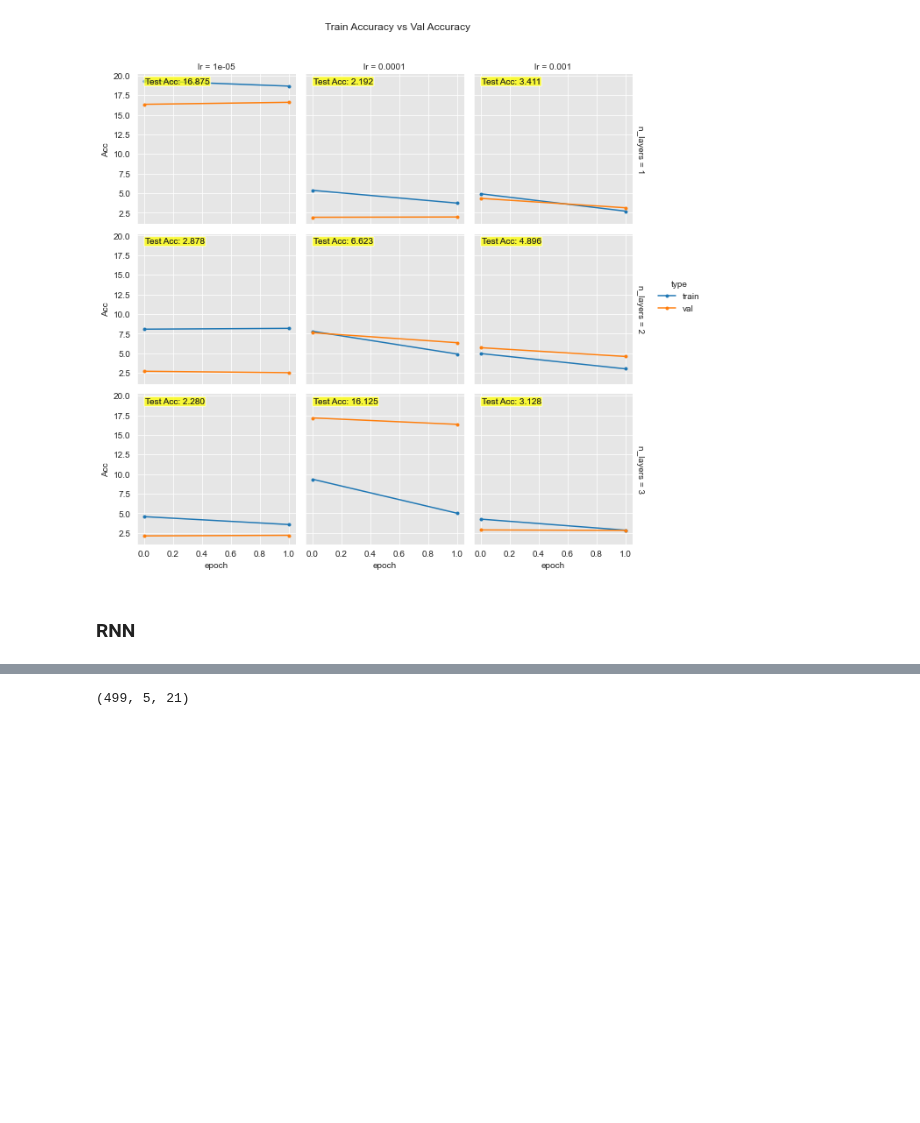
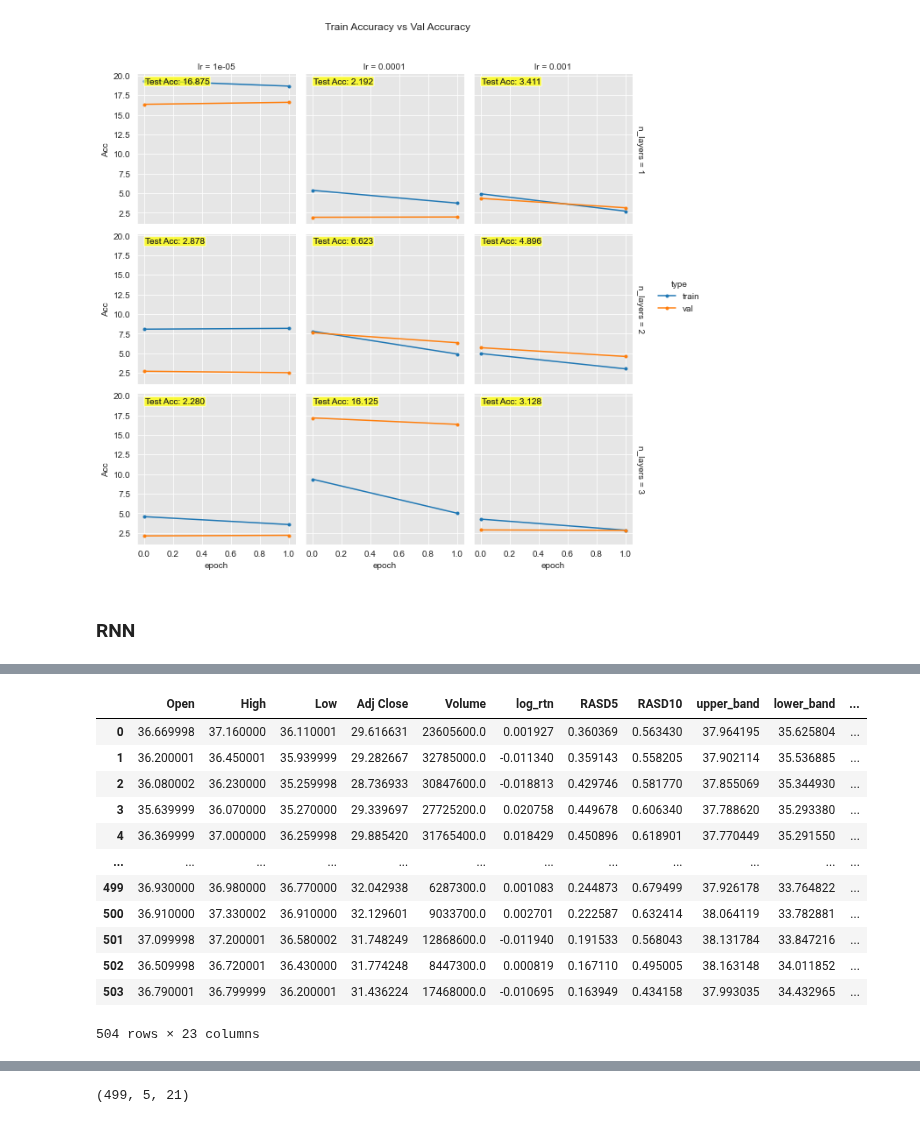
Before and after one commit to dong-hoon-lee/self_study, a Jupyter notebook: Kmooc/stock_pricing/stock_pricing.ipynb, the cells around one changed output, grey strips where cells are left out. Cells and saved outputs as stored; diff of their text form; code cells hidden in the pictures; blank space fills up the shorter version.

```diff
--- a/Kmooc/stock_pricing/stock_pricing.ipynb
+++ b/Kmooc/stock_pricing/stock_pricing.ipynb
@@ -838,3 +864,21 @@ train_df
+# %%
+cols = list(train_df)[1:]
+df_for_training = train_df[cols].astype(float)
+df_for_training
+# %% [output]
+|  | Open | High | Low | Adj Close | Volume | log_rtn | RASD5 | RASD10 | upper_band | lower_band | ... |
+| 0 | 36.669998 | 37.160000 | 36.110001 | 29.616631 | 23605600.0 | 0.001927 | 0.360369 | 0.563430 | 37.964195 | 35.625804 | ... |
+| 1 | 36.200001 | 36.450001 | 35.939999 | 29.282667 | 32785000.0 | -0.011340 | 0.359143 | 0.558205 | 37.902114 | 35.536885 | ... |
+| 2 | 36.080002 | 36.230000 | 35.259998 | 28.736933 | 30847600.0 | -0.018813 | 0.429746 | 0.581770 | 37.855069 | 35.344930 | ... |
+| 3 | 35.639999 | 36.070000 | 35.270000 | 29.339697 | 27725200.0 | 0.020758 | 0.449678 | 0.606340 | 37.788620 | 35.293380 | ... |
+| 4 | 36.369999 | 37.000000 | 36.259998 | 29.885420 | 31765400.0 | 0.018429 | 0.450896 | 0.618901 | 37.770449 | 35.291550 | ... |
+| ... | ... | ... | ... | ... | ... | ... | ... | ... | ... | ... | ... |
+| 499 | 36.930000 | 36.980000 | 36.770000 | 32.042938 | 6287300.0 | 0.001083 | 0.244873 | 0.679499 | 37.926178 | 33.764822 | ... |
+| 500 | 36.910000 | 37.330002 | 36.910000 | 32.129601 | 9033700.0 | 0.002701 | 0.222587 | 0.632414 | 38.064119 | 33.782881 | ... |
+| 501 | 37.099998 | 37.200001 | 36.580002 | 31.748249 | 12868600.0 | -0.011940 | 0.191533 | 0.568043 | 38.131784 | 33.847216 | ... |
+| 502 | 36.509998 | 36.720001 | 36.430000 | 31.774248 | 8447300.0 | 0.000819 | 0.167110 | 0.495005 | 38.163148 | 34.011852 | ... |
+| 503 | 36.790001 | 36.799999 | 36.200001 | 31.436224 | 17468000.0 | -0.010695 | 0.163949 | 0.434158 | 37.993035 | 34.432965 | ... |
+504 rows × 23 columns
 # %%
 print(df.columns)
 print(train_df.columns)
```
Also changed, not shown: parts of 33 cells of this notebook, 6 other files.
